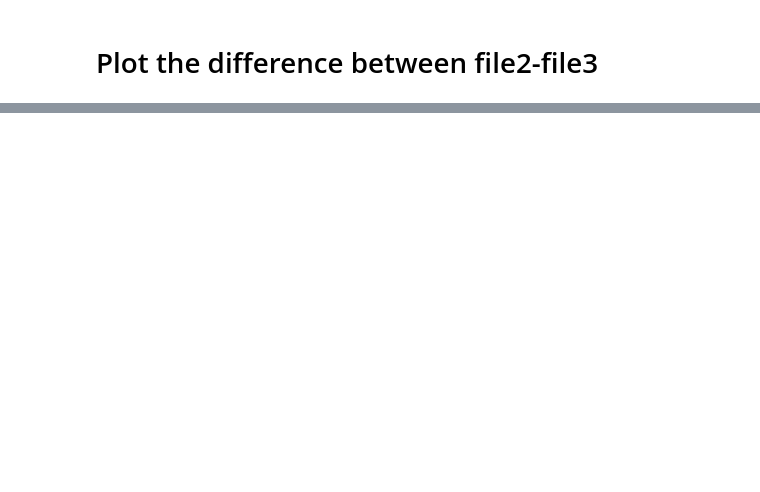
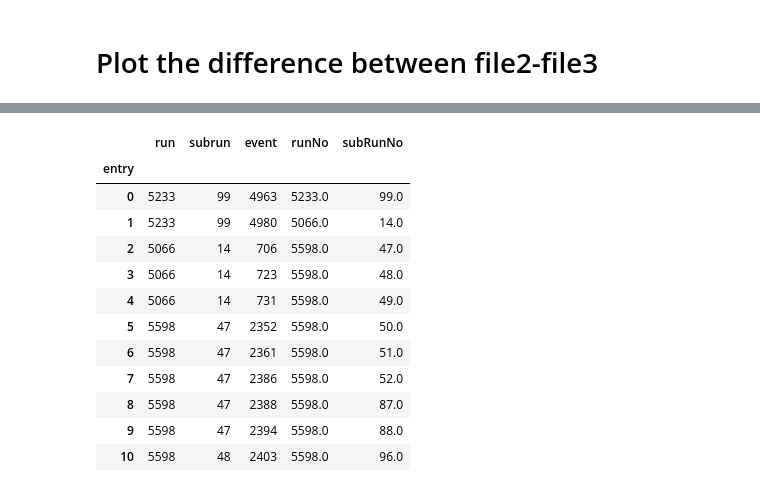
Before and after one commit to mrguzzo/wirecell, a Jupyter notebook: BDT/validate_new_workflow.ipynb, the cells around one changed output, grey strips where cells are left out. Drawn from its saved outputs; the diff is of its cells as text; code cells hidden in the pictures; blank space fills up the shorter version.

```diff
--- a/BDT/validate_new_workflow.ipynb
+++ b/BDT/validate_new_workflow.ipynb
@@ -157,0 +180,18 @@ plt.tight_layout()
+# %%
+columns = ['run','subrun','event','runNo','subRunNo']
+
+df_file1.loc[0:10,columns]
+# %% [output]
+|  | run | subrun | event | runNo | subRunNo |
+| entry |  |  |  |  |  |
+| 0 | 5233 | 99 | 4963 | 5233.0 | 99.0 |
+| 1 | 5233 | 99 | 4980 | 5066.0 | 14.0 |
+| 2 | 5066 | 14 | 706 | 5598.0 | 47.0 |
+| 3 | 5066 | 14 | 723 | 5598.0 | 48.0 |
+| 4 | 5066 | 14 | 731 | 5598.0 | 49.0 |
+| 5 | 5598 | 47 | 2352 | 5598.0 | 50.0 |
+| 6 | 5598 | 47 | 2361 | 5598.0 | 51.0 |
+| 7 | 5598 | 47 | 2386 | 5598.0 | 52.0 |
+| 8 | 5598 | 47 | 2388 | 5598.0 | 87.0 |
+| 9 | 5598 | 47 | 2394 | 5598.0 | 88.0 |
+| 10 | 5598 | 48 | 2403 | 5598.0 | 96.0 |
```
Also changed, not shown: parts of 21 cells of this notebook, 7 other files.
